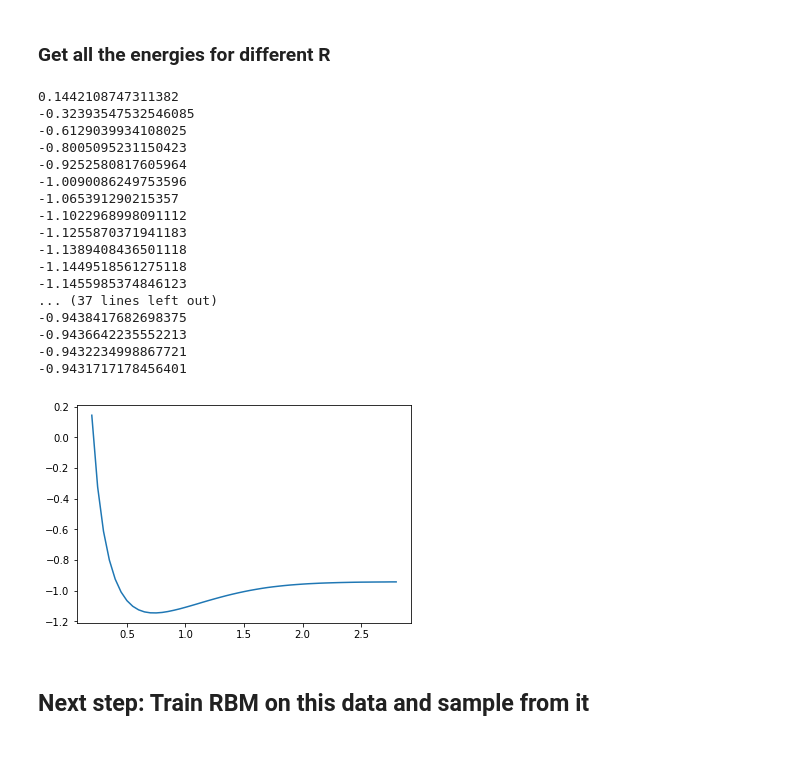
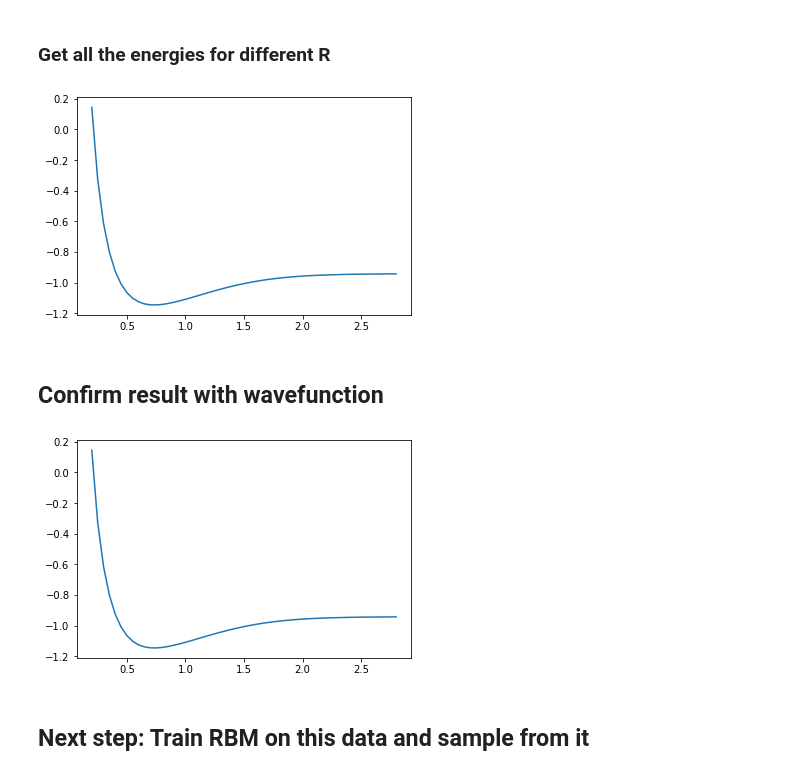
Before and after one commit to CDL-Quantum/CohortProject_2020, a Jupyter notebook: Project_1_RBM_and_Tomography/RBM_train_on_H2_data.ipynb, the cells around one changed output. Drawn from its saved outputs; the diff is of its cells as text; code cells hidden in the pictures.

```diff
--- a/Project_1_RBM_and_Tomography/RBM_train_on_H2_data.ipynb
+++ b/Project_1_RBM_and_Tomography/RBM_train_on_H2_data.ipynb
@@ -75,36 +76,20 @@ energy(samples, coeff[0])
 # %%
 energies = []
 x_axis = []
-for i in range(53):
+for i in tqdm(range(53)):
     R = coeff[i][0]
     try:
         filename_samples = "R_{}_samples.txt".format(R)
         samples = np.loadtxt(folder + filename_samples)
         E = energy(samples, coeff[i])
         energies.append(E)
         x_axis.append(R)
-        print(E)
     except:
         print("No sample file for R = {}".format(R))
 
 plt.plot(x_axis, energies)
 plt.show()
 # %% [output]
-0.1442108747311382
--0.32393547532546085
--0.6129039934108025
--0.8005095231150423
--0.9252580817605964
--1.0090086249753596
--1.065391290215357
--1.1022968998091112
--1.1255870371941183
--1.1389408436501118
--1.1449518561275118
--1.1455985374846123
-... (37 lines left out)
--0.9438417682698375
--0.9436642235552213
--0.9432234998867721
--0.9431717178456401
-[figure, old version]
+[figure, new version]
+# %% [markdown]
+## Confirm result with wavefunction
@@ -111,2 +125,20 @@ plt.show()
+# %%
+energies_ex = []
+x_axis_ex = []
+for i in tqdm(range(53)):
+    R = coeff[i][0]
+    try:
+        filename_wvfct = "R_{}_psi.txt".format(R)
+        wvfct = np.loadtxt(folder + filename_wvfct)
+        E = energy_exact(wvfct, coeff[i])
+        energies_ex.append(E)
+        x_axis_ex.append(R)
+    except:
+        print("No sample file for R = {}".format(R))
+
+plt.plot(x_axis_ex, np.real(energies_ex))
+plt.show()
+# %% [output]
+[figure, added]
 # %% [markdown]
 ## Next step: Train RBM on this data and sample from it
```
Also changed, not shown: parts of 17 cells of this notebook, 1 other file.
